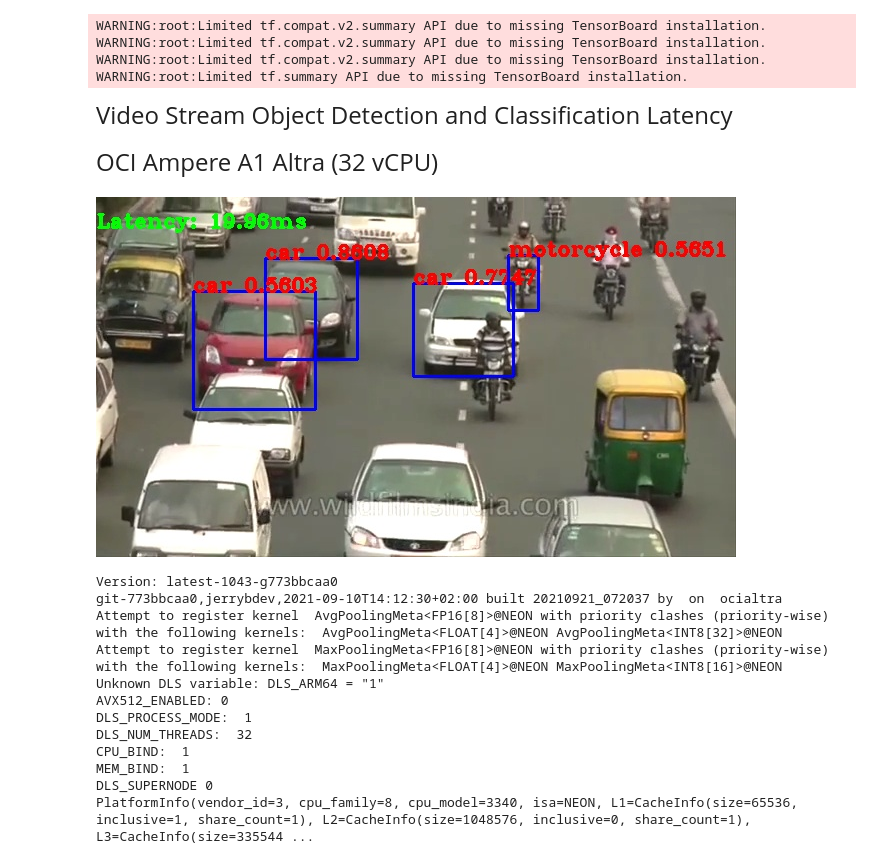
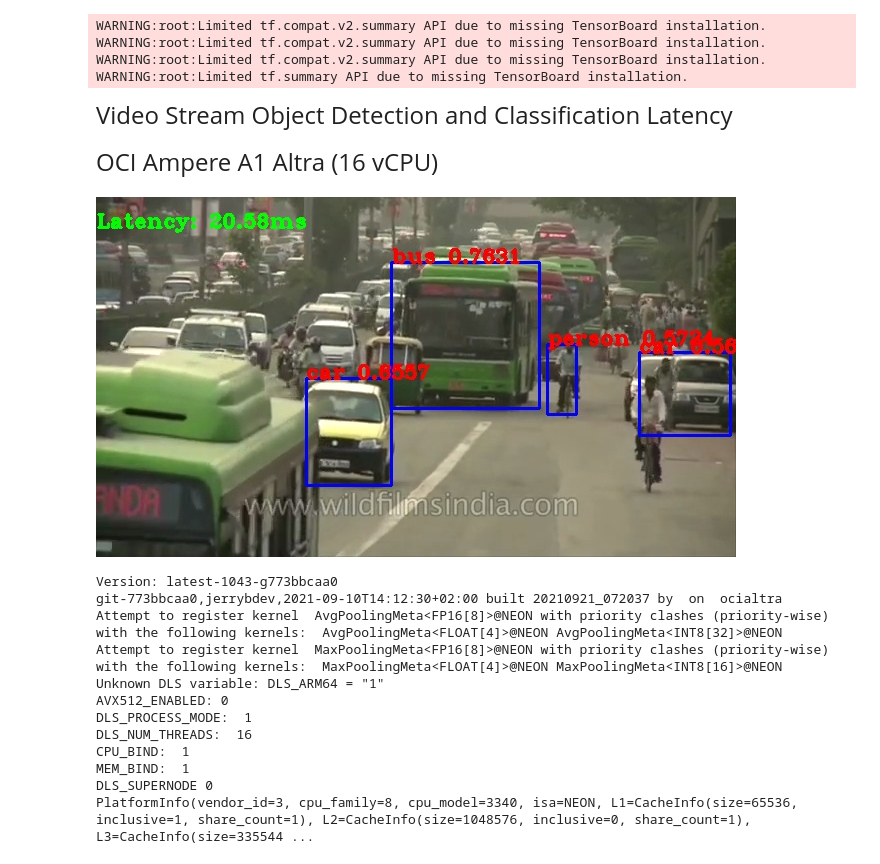
Before and after one commit to AmpereComputingAI/mldemos, a Jupyter notebook: ssd_mobilenet_v2/detect_video_altra.ipynb, the cells around one changed output. Saved outputs shown, nothing was run; the diff lists cells and outputs as text; code cells hidden in the pictures.

```diff
--- a/ssd_mobilenet_v2/detect_video_altra.ipynb
+++ b/ssd_mobilenet_v2/detect_video_altra.ipynb
@@ -15,7 +15,7 @@ def printmd(string):
     display(Markdown(string))
 
 num_classes = 90
-num_threads = 32
+num_threads = 16
 img_size = 640
 vid = cv2.VideoCapture('input_video.mp4')
 
@@ -83,45 +83,48 @@ try:
         _, img = vid.read()
         if img is None:
             vid.set(cv2.CAP_PROP_POS_FRAMES, 0)
+            continue
+
+        if img.size == 0:
+            vid.set(cv2.CAP_PROP_POS_FRAMES, 0)
+            continue
 
         img_in = cv2.cvtColor(img, cv2.COLOR_BGR2RGB)
         img_in = cv2.resize(img_in, (img_size, img_size)).astype("float32")
 
         img_in = img_in[:img_size, :img_size]
         img_in = img_in[np.newaxis, :, :, :]
 
         t1 = time.time()
         (boxes, scores, classes, num) = sess.run(
                 [detection_boxes, detection_scores, detection_classes, num_detections],
                 feed_dict={image_tensor: img_in})
         t2 = time.time()
         times.append(t2-t1)
-        times = times[-30:]
+        times = times[-20:]
+        img = draw_outputs(img, (boxes, scores, classes, num), coco_labels)
 
-        img = draw_outputs(img, (boxes, scores, classes, num), coco_labels)
+
         latency = sum(times)/len(times) * 1000
         img = cv2.putText(img, "Latency: {:.2f}ms".format(latency), (0, 30),
                 cv2.FONT_HERSHEY_COMPLEX_SMALL, 1, (0, 255, 0), 2)
-        scale = 1.0
-        width = int(img.shape[1] * scale)
-        height = int(img.shape[0] * scale)
-        img = cv2.resize(img, (width, height))
         _, img = cv2.imencode('.jpeg', img)
+
         display_handle.update(Image(data=img.tobytes()))
         frames = frames + 1
 except KeyboardInterrupt:
     pass
 finally:
     vid.release()
     display_handle.update(None)
 # %% [output]
 WARNING:root:Limited tf.compat.v2.summary API due to missing TensorBoard installation.
 WARNING:root:Limited tf.compat.v2.summary API due to missing TensorBoard installation.
 WARNING:root:Limited tf.compat.v2.summary API due to missing TensorBoard installation.
 WARNING:root:Limited tf.summary API due to missing TensorBoard installation.
 <span style='font-size:18.0pt'> Video Stream Object Detection and Classification Latency </span>
-<span style='font-size:18.0pt'> OCI Ampere A1 Altra (32 vCPU) </span>
+<span style='font-size:18.0pt'> OCI Ampere A1 Altra (16 vCPU) </span>
-[figure, old version]
+[figure, new version]
 Version: latest-1043-g773bbcaa0
 git-773bbcaa0,jerrybdev,2021-09-10T14:12:30+02:00 built 20210921_072037 by  on  ocialtra
 Attempt to register kernel  AvgPoolingMeta<FP16[8]>@NEON with priority clashes (priority-wise) with the following kernels:  AvgPoolingMeta<FLOAT[4]>@NEON AvgPoolingMeta<INT8[32]>@NEON
@@ -129,7 +132,7 @@ Attempt to register kernel  MaxPoolingMeta<FP16[8]>@NEON with priority clashes (
 Unknown DLS variable: DLS_ARM64 = "1"
 AVX512_ENABLED: 0
 DLS_PROCESS_MODE:  1
-DLS_NUM_THREADS:  32
+DLS_NUM_THREADS:  16
 CPU_BIND:  1
 MEM_BIND:  1
 DLS_SUPERNODE 0
```
Also changed, not shown: 1 other file.
